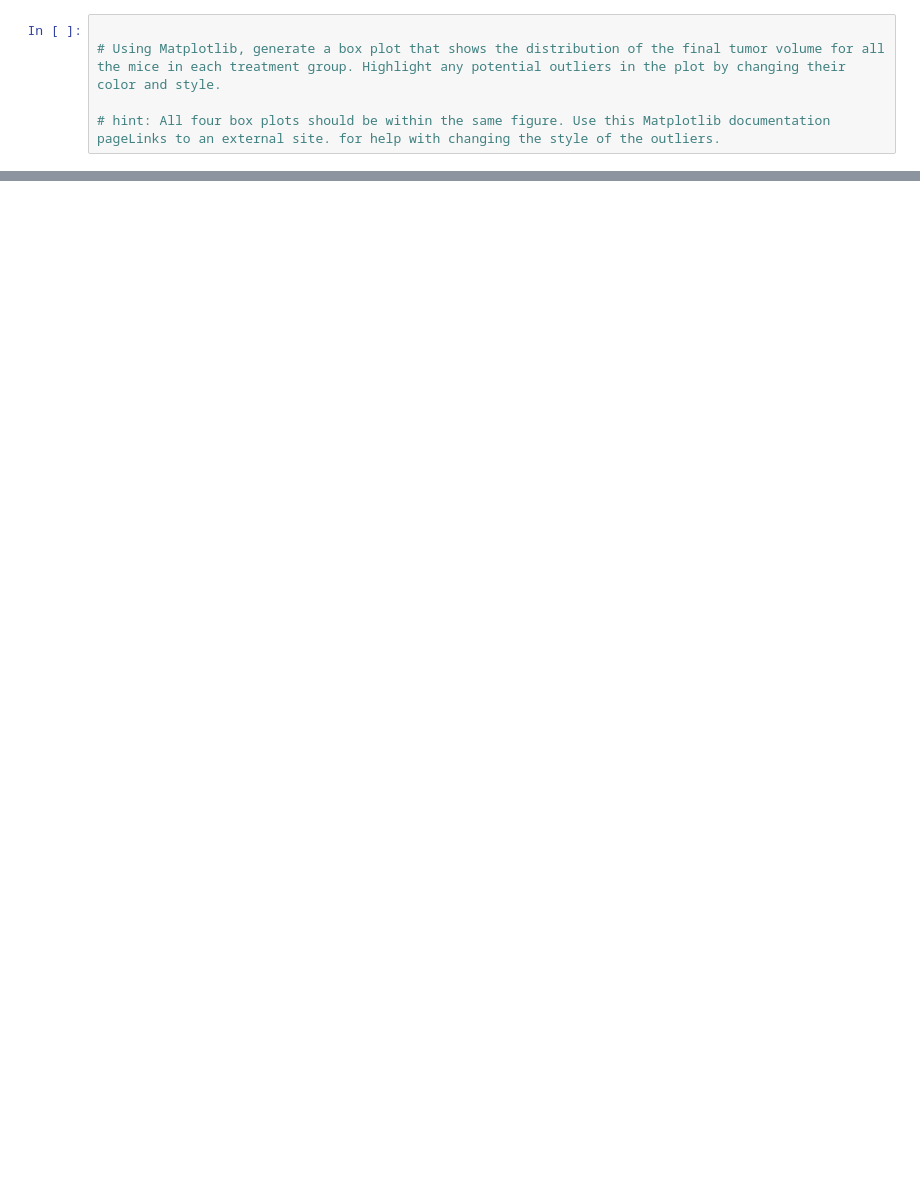
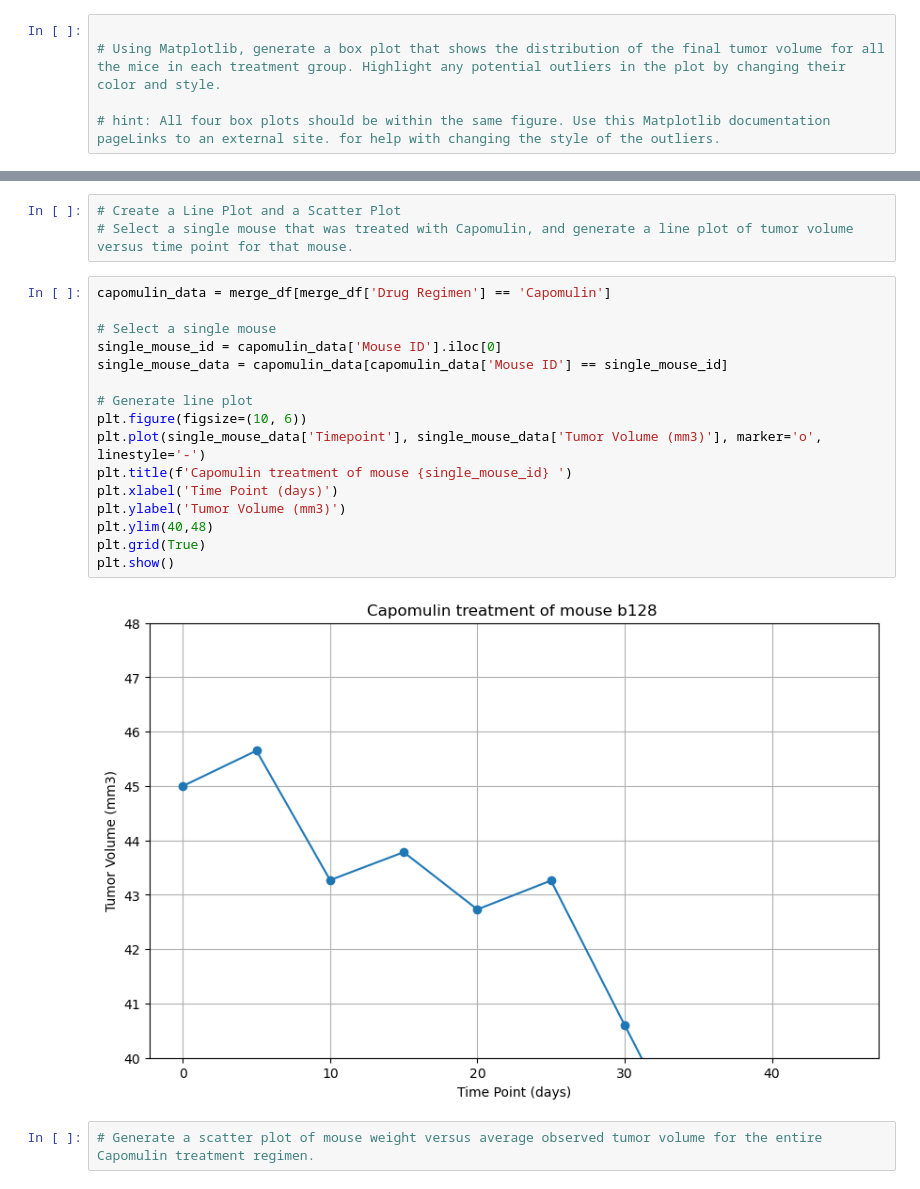
Before and after one commit to denisem77/MODULE-5-CHALLENGE, a Jupyter notebook: Side_trip_B.ipynb, the cells around one changed output, grey strips where cells are left out. Drawn from its saved outputs; the diff is of its cells as text; blank space fills up the shorter version.

```diff
--- a/Side_trip_B.ipynb
+++ b/Side_trip_B.ipynb
@@ -364,0 +399,23 @@ Index(['Mouse ID', 'Timepoint', 'Tumor Volume (mm3)', 'Metastatic Sites',
+# %%
+# Create a Line Plot and a Scatter Plot
+# Select a single mouse that was treated with Capomulin, and generate a line plot of tumor volume versus time point for that mouse.
+# %%
+capomulin_data = merge_df[merge_df['Drug Regimen'] == 'Capomulin']
+
+# Select a single mouse
+single_mouse_id = capomulin_data['Mouse ID'].iloc[0]
+single_mouse_data = capomulin_data[capomulin_data['Mouse ID'] == single_mouse_id]
+
+# Generate line plot
+plt.figure(figsize=(10, 6))
+plt.plot(single_mouse_data['Timepoint'], single_mouse_data['Tumor Volume (mm3)'], marker='o', linestyle='-')
+plt.title(f'Capomulin treatment of mouse {single_mouse_id} ')
+plt.xlabel('Time Point (days)')
+plt.ylabel('Tumor Volume (mm3)')
+plt.ylim(40,48)
+plt.grid(True)
+plt.show()
+# %% [output]
+[figure, added]
+# %%
+# Generate a scatter plot of mouse weight versus average observed tumor volume for the entire Capomulin treatment regimen.
```
Also changed, not shown: parts of 7 cells of this notebook.
